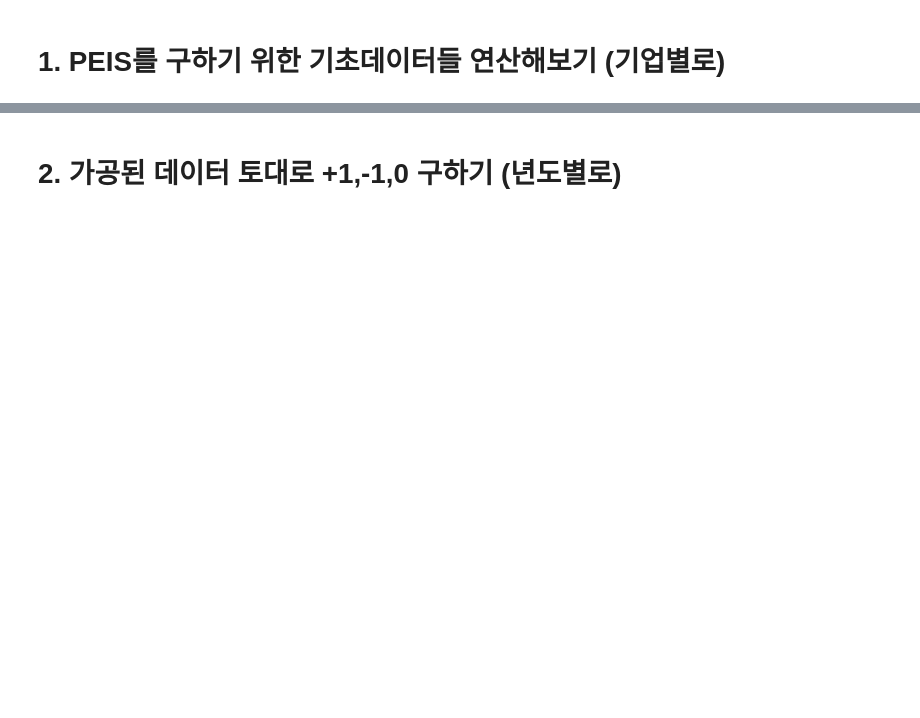
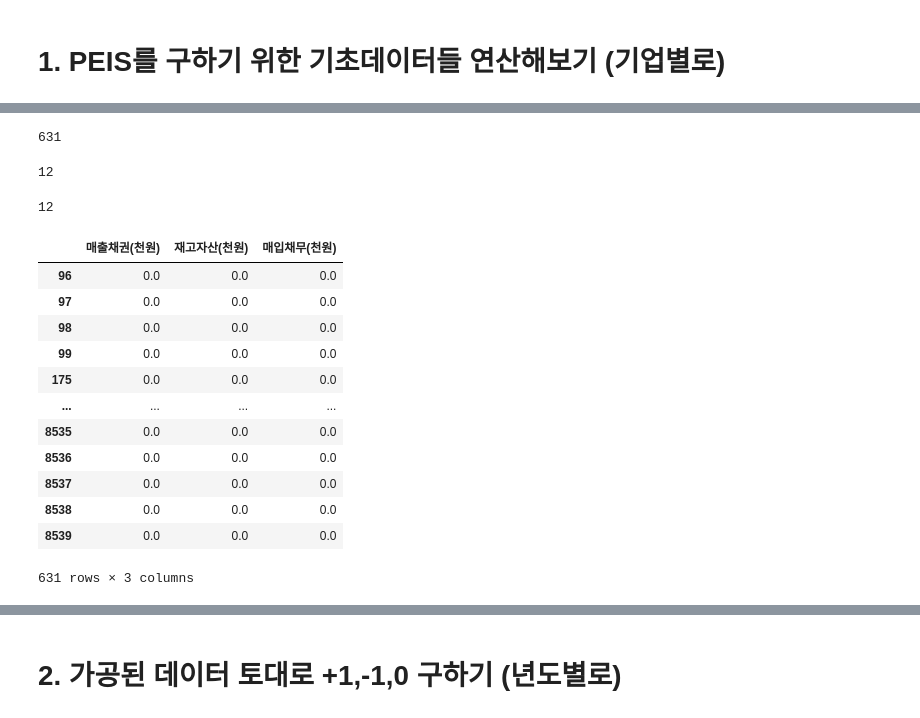
Before and after one commit to hyunyunV/FinanceAnalysis, a Jupyter notebook: Calcul_finance_statement.ipynb, the cells around one changed output, grey strips where cells are left out. Saved outputs shown, nothing was run; the diff lists cells and outputs as text; code cells hidden in the pictures; blank space fills up the shorter version.

```diff
--- a/Calcul_finance_statement.ipynb
+++ b/Calcul_finance_statement.ipynb
@@ -33,0 +74,3 @@ PEISBaseData = setSGA(PEISBaseData)
+# %%
+deltasale_err_index = PEISBaseData[PEISBaseData['deltasale'] == np.inf].index
+PEISBaseData.drop(deltasale_err_index, inplace = True)
@@ -33,0 +118,28 @@ PEISBaseData = setSGA(PEISBaseData)
+# %%
+PEISBaseData['deltaGNOA'].isnull().sum()
+# %% [output]
+631
+# %%
+PEISBaseData['deltasale'].isnull().sum()
+# %% [output]
+12
+# %%
+PEISBaseData['deltaGM2'].isnull().sum()
+# %% [output]
+12
+# %%
+PEISBaseData[PEISBaseData['deltaGNOA'].isnull()][['매출채권(천원)','재고자산(천원)','매입채무(천원)']]
+# %% [output]
+|  | 매출채권(천원) | 재고자산(천원) | 매입채무(천원) |
+| 96 | 0.0 | 0.0 | 0.0 |
+| 97 | 0.0 | 0.0 | 0.0 |
+| 98 | 0.0 | 0.0 | 0.0 |
+| 99 | 0.0 | 0.0 | 0.0 |
+| 175 | 0.0 | 0.0 | 0.0 |
+| ... | ... | ... | ... |
+| 8535 | 0.0 | 0.0 | 0.0 |
+| 8536 | 0.0 | 0.0 | 0.0 |
+| 8537 | 0.0 | 0.0 | 0.0 |
+| 8538 | 0.0 | 0.0 | 0.0 |
+| 8539 | 0.0 | 0.0 | 0.0 |
+631 rows × 3 columns
```
Also changed, not shown: parts of 18 cells of this notebook, 3 other files.
